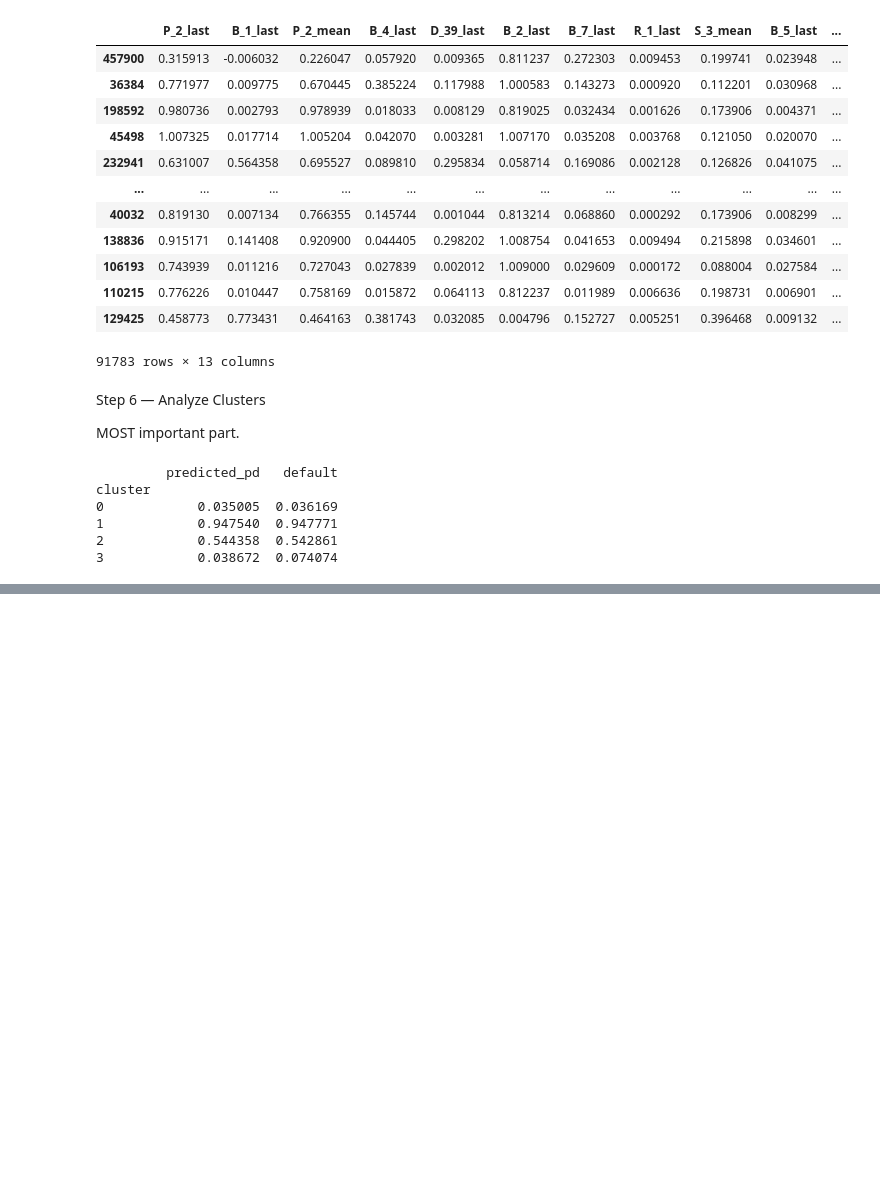
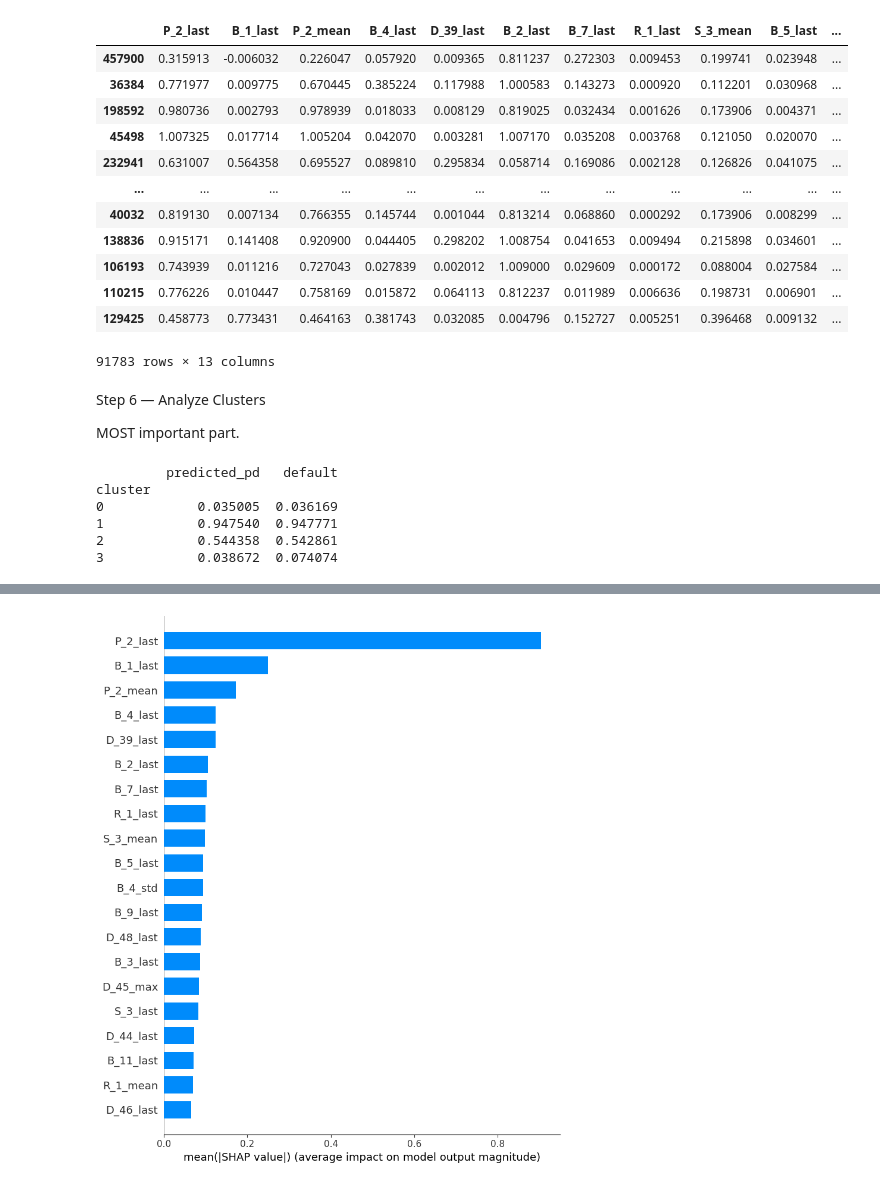
Before and after one commit to ishanrajani77/behavioral-credit-risk-early-warning-system, a Jupyter notebook: notebooks/00_data_audit.ipynb, the cells around one changed output, grey strips where cells are left out. Cells and saved outputs as stored; diff of their text form; code cells hidden in the pictures; blank space fills up the shorter version.

```diff
--- a/notebooks/00_data_audit.ipynb
+++ b/notebooks/00_data_audit.ipynb
@@ -3365,0 +3389,24 @@ cluster
+# %%
+import shap
+import matplotlib.pyplot as plt
+
+# Create explainer
+explainer = shap.TreeExplainer(xgb_large)
+
+# Sample customers
+sample_X = X_test_final.sample(
+    50000,
+    random_state=42
+)
+
+# Compute SHAP values
+shap_values = explainer.shap_values(sample_X)
+
+# Global SHAP bar plot
+shap.summary_plot(
+    shap_values,
+    sample_X,
+    plot_type="bar"
+)
+# %% [output]
+[figure, added]
```
Also changed, not shown: parts of 1 cell of this notebook.
